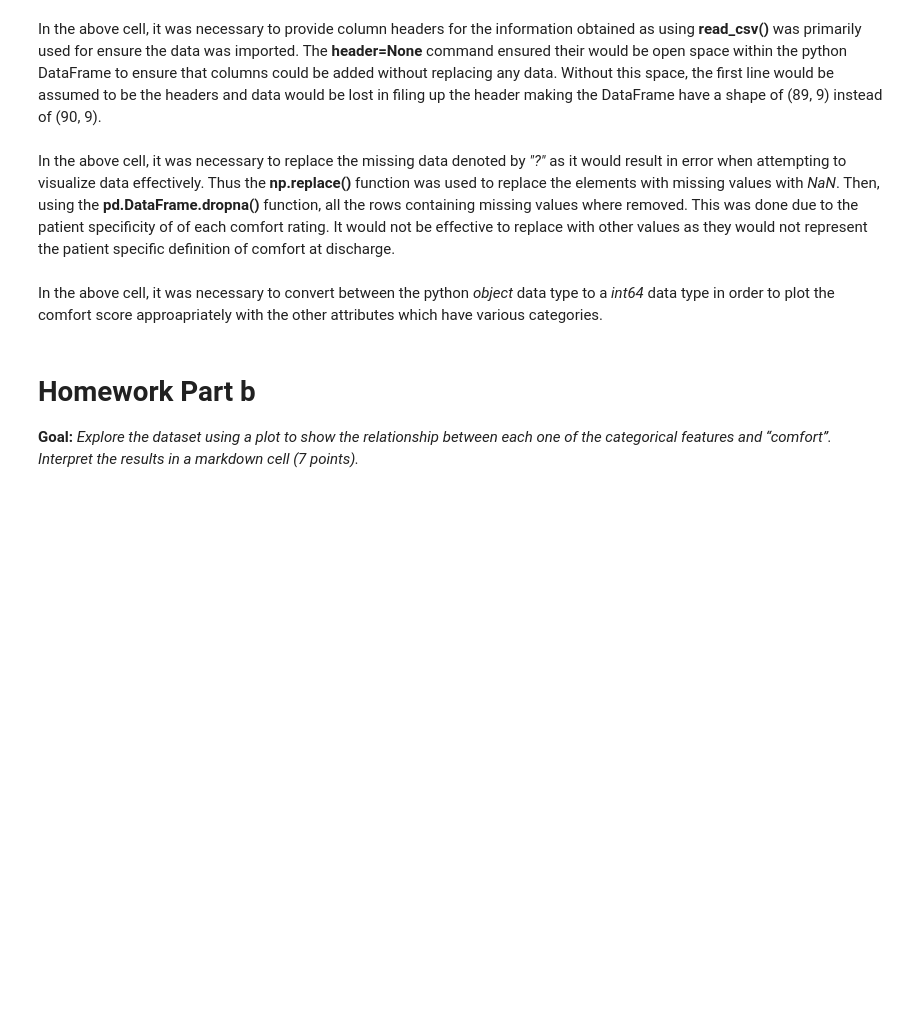
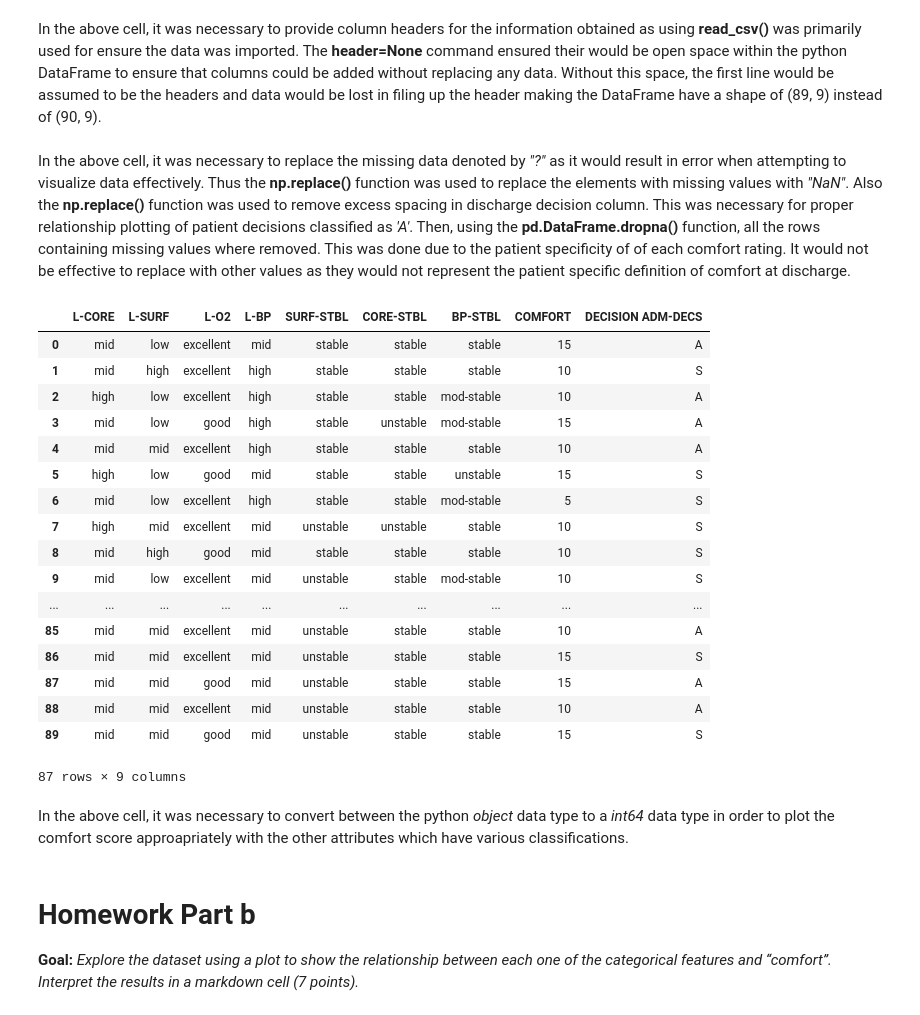
Before and after one commit to mdelbasha/BME4760_HW1, a Jupyter notebook: BME4760_HW1.ipynb, the cells around one changed output. Cells and saved outputs as stored; diff of their text form; code cells hidden in the pictures; blank space fills up the shorter version.

```diff
--- a/BME4760_HW1.ipynb
+++ b/BME4760_HW1.ipynb
@@ -26,12 +45,32 @@ explore = explore.replace('?', np.nan)
 explore = explore.replace('A ', 'A')
 explore = explore.dropna()
 # %% [markdown]
-In the above cell, it was necessary to replace the missing data denoted by *"?"* as it would result in error when attempting to visualize data effectively. Thus the **np.replace()** function was used to replace the elements with missing values with *NaN*. Then, using the **pd.DataFrame.dropna()** function, all the rows containing missing values where removed. This was done due to the patient specificity of of each comfort rating. It would not be effective to replace with other values as they would not represent the patient specific definition of comfort at discharge.
+In the above cell, it was necessary to replace the missing data denoted by *"?"* as it would result in error when attempting to visualize data effectively. Thus the **np.replace()** function was used to replace the elements with missing values with *"NaN"*. Also the **np.replace()** function was used to remove excess spacing in discharge decision column. This was necessary for proper relationship plotting of patient decisions classified as *'A'*. Then, using the **pd.DataFrame.dropna()** function, all the rows containing missing values where removed. This was done due to the patient specificity of of each comfort rating. It would not be effective to replace with other values as they would not represent the patient specific definition of comfort at discharge.
 # %%
 # ensure that comfort data is a numeric type rather than strings for future visualization
 explore['COMFORT'] = pd.to_numeric(explore['COMFORT'])
+explore
+# %% [output]
+|  | L-CORE | L-SURF | L-O2 | L-BP | SURF-STBL | CORE-STBL | BP-STBL | COMFORT | DECISION ADM-DECS |
+| 0 | mid | low | excellent | mid | stable | stable | stable | 15 | A |
+| 1 | mid | high | excellent | high | stable | stable | stable | 10 | S |
+| 2 | high | low | excellent | high | stable | stable | mod-stable | 10 | A |
+| 3 | mid | low | good | high | stable | unstable | mod-stable | 15 | A |
+| 4 | mid | mid | excellent | high | stable | stable | stable | 10 | A |
+| 5 | high | low | good | mid | stable | stable | unstable | 15 | S |
+| 6 | mid | low | excellent | high | stable | stable | mod-stable | 5 | S |
+| 7 | high | mid | excellent | mid | unstable | unstable | stable | 10 | S |
+| 8 | mid | high | good | mid | stable | stable | stable | 10 | S |
+| 9 | mid | low | excellent | mid | unstable | stable | mod-stable | 10 | S |
+| ... | ... | ... | ... | ... | ... | ... | ... | ... | ... |
+| 85 | mid | mid | excellent | mid | unstable | stable | stable | 10 | A |
+| 86 | mid | mid | excellent | mid | unstable | stable | stable | 15 | S |
+| 87 | mid | mid | good | mid | unstable | stable | stable | 15 | A |
+| 88 | mid | mid | excellent | mid | unstable | stable | stable | 10 | A |
+| 89 | mid | mid | good | mid | unstable | stable | stable | 15 | S |
+87 rows × 9 columns
 # %% [markdown]
-In the above cell, it was necessary to convert between the python *object* data type to a *int64* data type in order to plot the comfort score approapriately with the other attributes which have various categories.
+In the above cell, it was necessary to convert between the python *object* data type to a *int64* data type in order to plot the comfort score approapriately with the other attributes which have various classifications.
 # %% [markdown]
 # Homework Part b
 **Goal:** *Explore the dataset using a plot to show the relationship between each one of the categorical features and “comfort”. Interpret the results in a markdown cell (7 points).*
```
Also changed, not shown: parts of 11 cells of this notebook.
